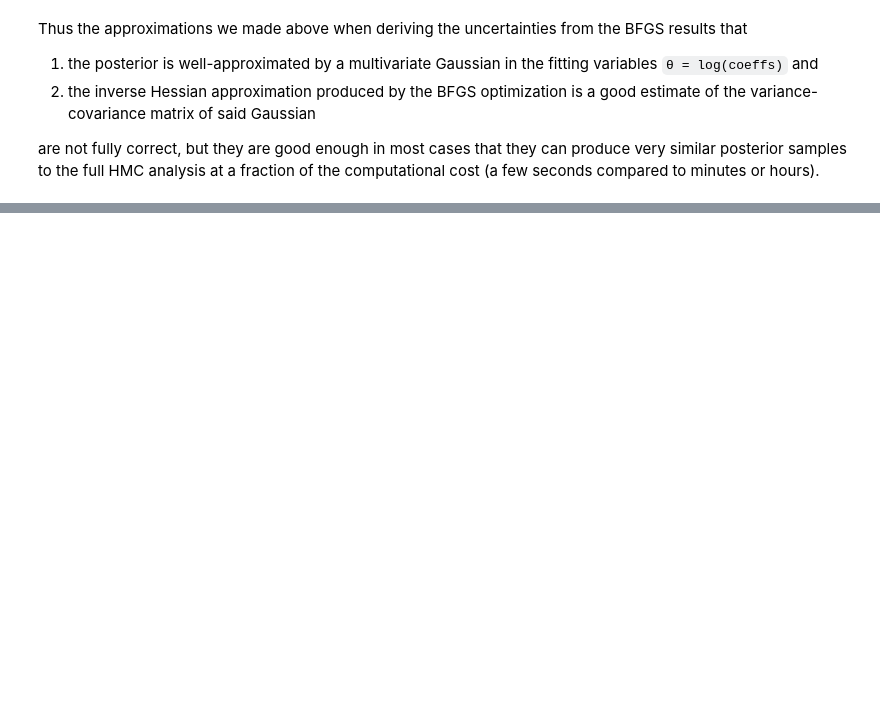
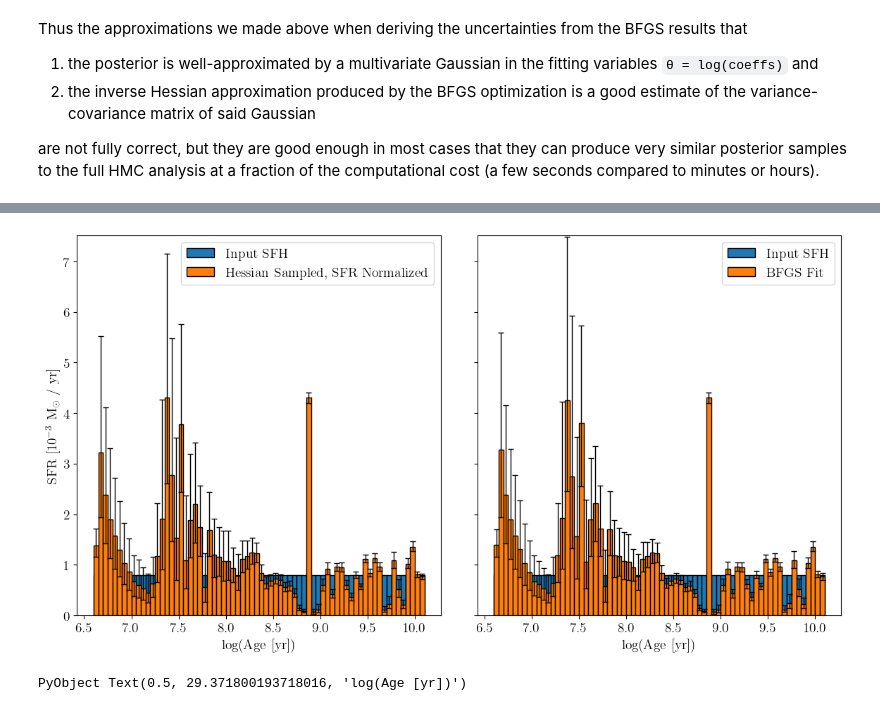
Before and after one commit to cgarling/StarFormationHistories.jl, a Jupyter notebook: examples/fitting1.ipynb, the cells around one changed output, grey strips where cells are left out. Drawn from its saved outputs; the diff is of its cells as text; code cells hidden in the pictures; blank space fills up the shorter version.

```diff
--- a/examples/fitting1.ipynb
+++ b/examples/fitting1.ipynb
@@ -990,0 +1045,3 @@ are not fully correct, but they are good enough in most cases that they can prod
+# %%
+# And now fit
+sfr_result = fit_templates(free_sfr_templates, data; x0=ones(length(free_sfr_templates)))
@@ -990,0 +1140,18 @@ are not fully correct, but they are good enough in most cases that they can prod
+# %%
+# Generate sample from the inverse Hessian matrix
+sfr_hessian_dist = MvNormal(Optim.minimizer(sfr_result.map.result),
+                        Hermitian(sfr_result.map.invH))
+sfr_hessian_sample = exp.(rand(sfr_hessian_dist, 10000)) .* sfr_norm
+hessian_sfr_norm = Matrix{Float64}(undef,length(unique_free_template_logAge),size(sfr_hessian_sample,2))
+for i in eachindex(unique_free_template_logAge)
+    idxs = findall(==(unique_free_template_logAge[i]), free_template_logAge)
+    hessian_sfr_norm[i,:] .= vec(sum( @view sfr_hessian_sample[idxs,:]; dims=1))
+end
+
+# Now calculate quantiles
+# hessian_cum_lower = quantile.(eachrow(hessian_cum_sfr), 0.16)
+# hessian_cum_med = median.(eachrow(hessian_cum_sfr))
+# hessian_cum_upper = quantile.(eachrow(hessian_cum_sfr), 0.84)
+hessian_sfr_norm_lower = quantile.(eachrow(hessian_sfr_norm), 0.16)
+hessian_sfr_norm_med = median.(eachrow(hessian_sfr_norm))
+hessian_sfr_norm_upper = quantile.(eachrow(hessian_sfr_norm), 0.84)
@@ -990,0 +1176,25 @@ are not fully correct, but they are good enough in most cases that they can prod
+# %%
+fig,axs = plt.subplots(nrows=1,ncols=2,sharex=true,sharey=true,figsize=(14,7))
+fig.subplots_adjust(hspace=0.0,wspace=0.1)
+
+axs[1].bar(unique_template_logAge[begin:end-1], sfr_arr[begin:end-1] .* 1e3; width=diff(unique_template_logAge), align="edge", label="Input SFH")
+axs[1].bar(unique_free_template_logAge[begin:end-1], hessian_sfr_norm_med[begin:end-1] .* 1e3; width=diff(unique_free_template_logAge), align="edge",
+    yerr = [(hessian_sfr_norm_med[begin:end-1] .- hessian_sfr_norm_lower[begin:end-1]) .* 1e3,
+            (hessian_sfr_norm_upper[begin:end-1] .- hessian_sfr_norm_med[begin:end-1]) .* 1e3],
+    capsize=3, error_kw=Dict("elinewidth"=>1,"capthick"=>1), label="Hessian Sampled, SFR Normalized")
+
+axs[1].set_xlabel("log(Age [yr])")
+axs[1].set_ylabel(L"SFR [$10^{-3}$ M$_\odot$ / yr]")
+axs[1].set_ylim([0.0, axs[1].get_ylim()[2]])
+axs[1].legend()
+
+axs[2].bar(unique_template_logAge[begin:end-1], sfr_arr[begin:end-1] .* 1e3; width=diff(unique_template_logAge), align="edge", label="Input SFH")
+axs[2].bar(unique_free_template_logAge[begin:end-1], hessian_sfr_med[begin:end-1] .* 1e3; width=diff(unique_free_template_logAge), align="edge",
+    yerr = [(hessian_sfr_med[begin:end-1] .- hessian_sfr_lower[begin:end-1]) .* 1e3,
+            (hessian_sfr_upper[begin:end-1] .- hessian_sfr_med[begin:end-1]) .* 1e3],
+    capsize=3, error_kw=Dict("elinewidth"=>1,"capthick"=>1), label="BFGS Fit")
+axs[2].legend()
+axs[2].set_xlabel("log(Age [yr])")
+# %% [output]
+[figure, added]
+PyObject Text(0.5, 29.371800193718016, 'log(Age [yr])')
```
Also changed, not shown: parts of 61 cells of this notebook.
